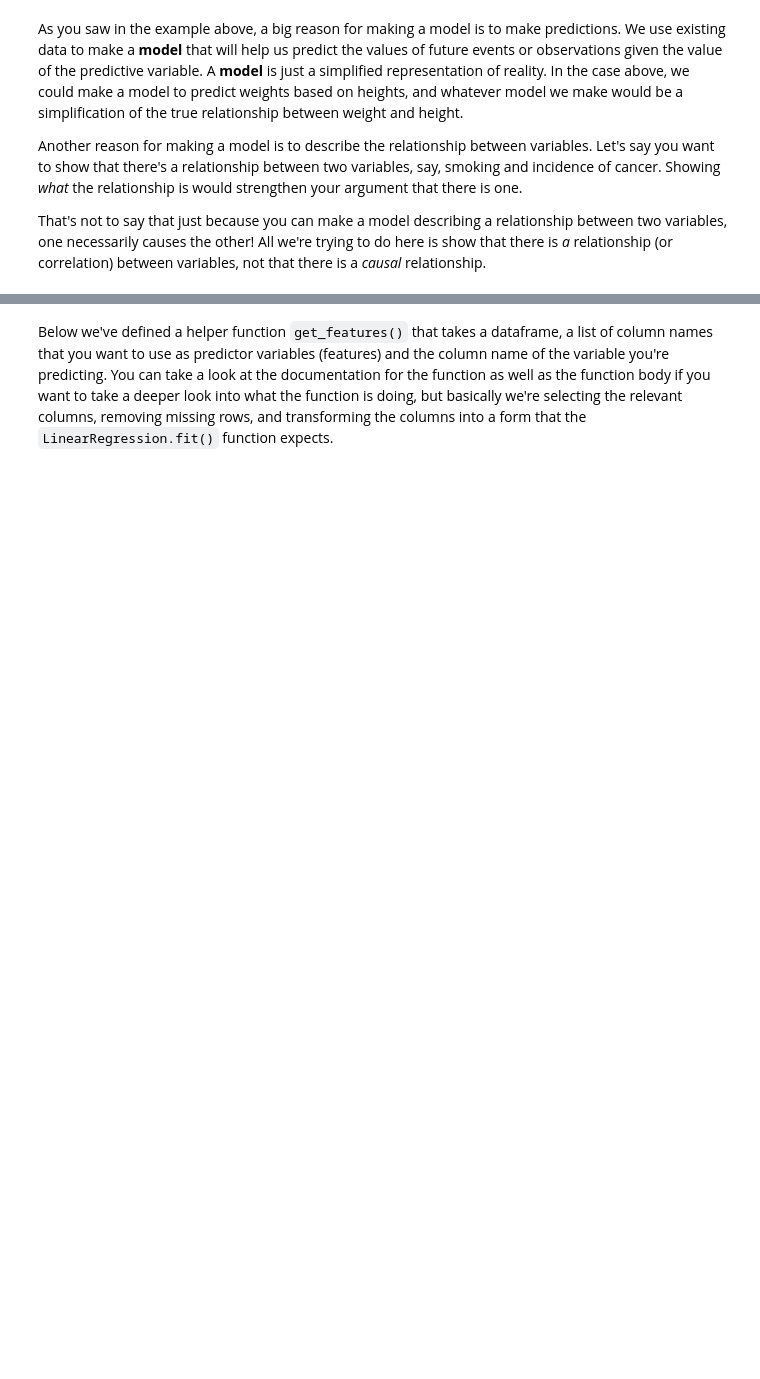
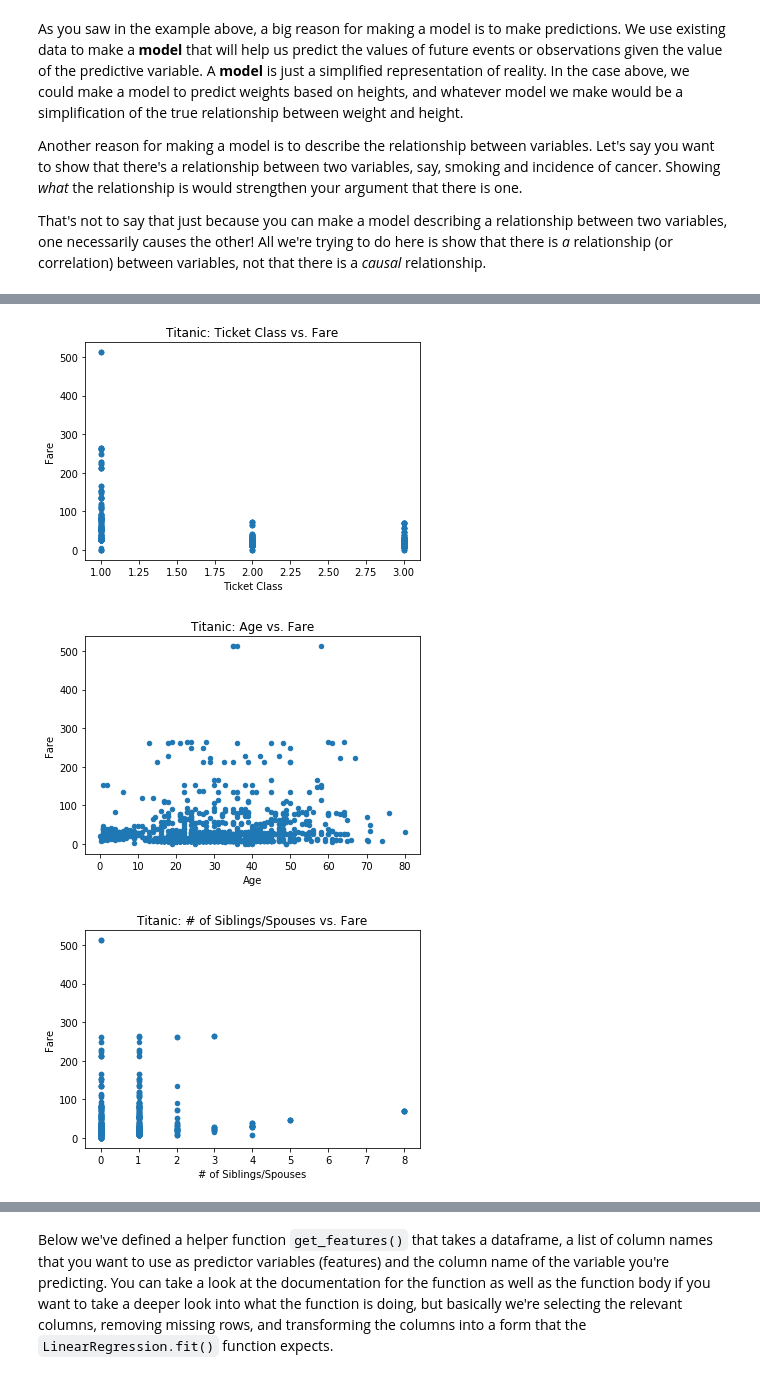
Before and after one commit to SUSA-org/Fall-2018-Career-Exploration, a Jupyter notebook: Lectures/Lecture6/Linear Regression, Validation, Fitting.ipynb, the cells around one changed output, grey strips where cells are left out. Saved outputs shown, nothing was run; the diff lists cells and outputs as text; code cells hidden in the pictures; blank space fills up the shorter version.

```diff
--- a/Lectures/Lecture6/Linear Regression, Validation, Fitting.ipynb
+++ b/Lectures/Lecture6/Linear Regression, Validation, Fitting.ipynb
@@ -60 +91,20 @@ titanic_df.plot.scatter("sibsp", "fare")
+# %%
+titanic_df.plot.scatter("pclass", "fare")
+plt.title("Titanic: Ticket Class vs. Fare")
+plt.xlabel("Ticket Class")
+plt.ylabel("Fare")
+
+titanic_df.plot.scatter("age", "fare")
+plt.title("Titanic: Age vs. Fare")
+plt.xlabel("Age")
+plt.ylabel("Fare")
+
+titanic_df.plot.scatter("sibsp", "fare")
+plt.title("Titanic: # of Siblings/Spouses vs. Fare")
+plt.xlabel("# of Siblings/Spouses")
+plt.ylabel("Fare");
+# %% [output]
+[figure, added]
+[figure, added]
+[figure, added]
 # %% [markdown]
```
Also changed, not shown: parts of 36 cells of this notebook, 1 other file.
